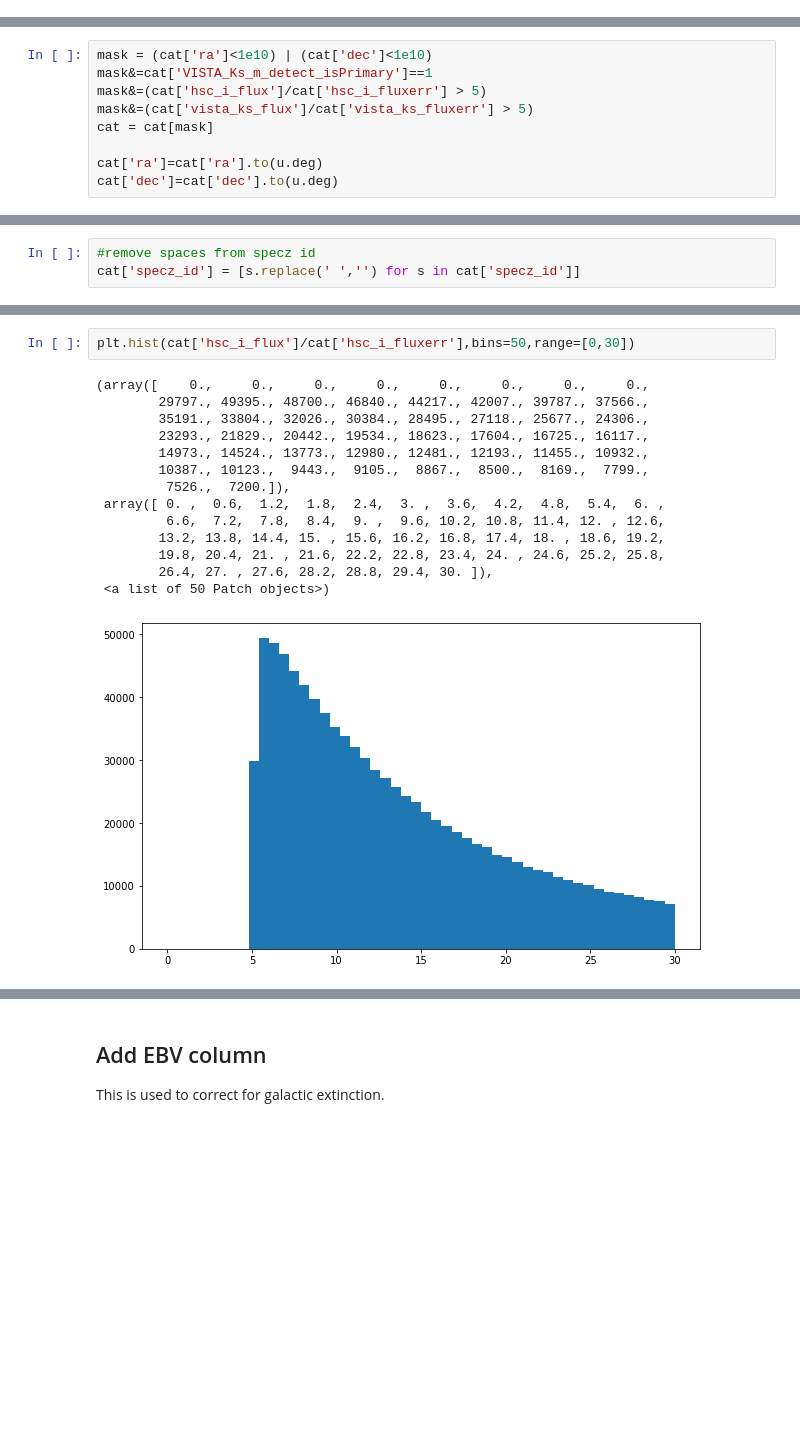
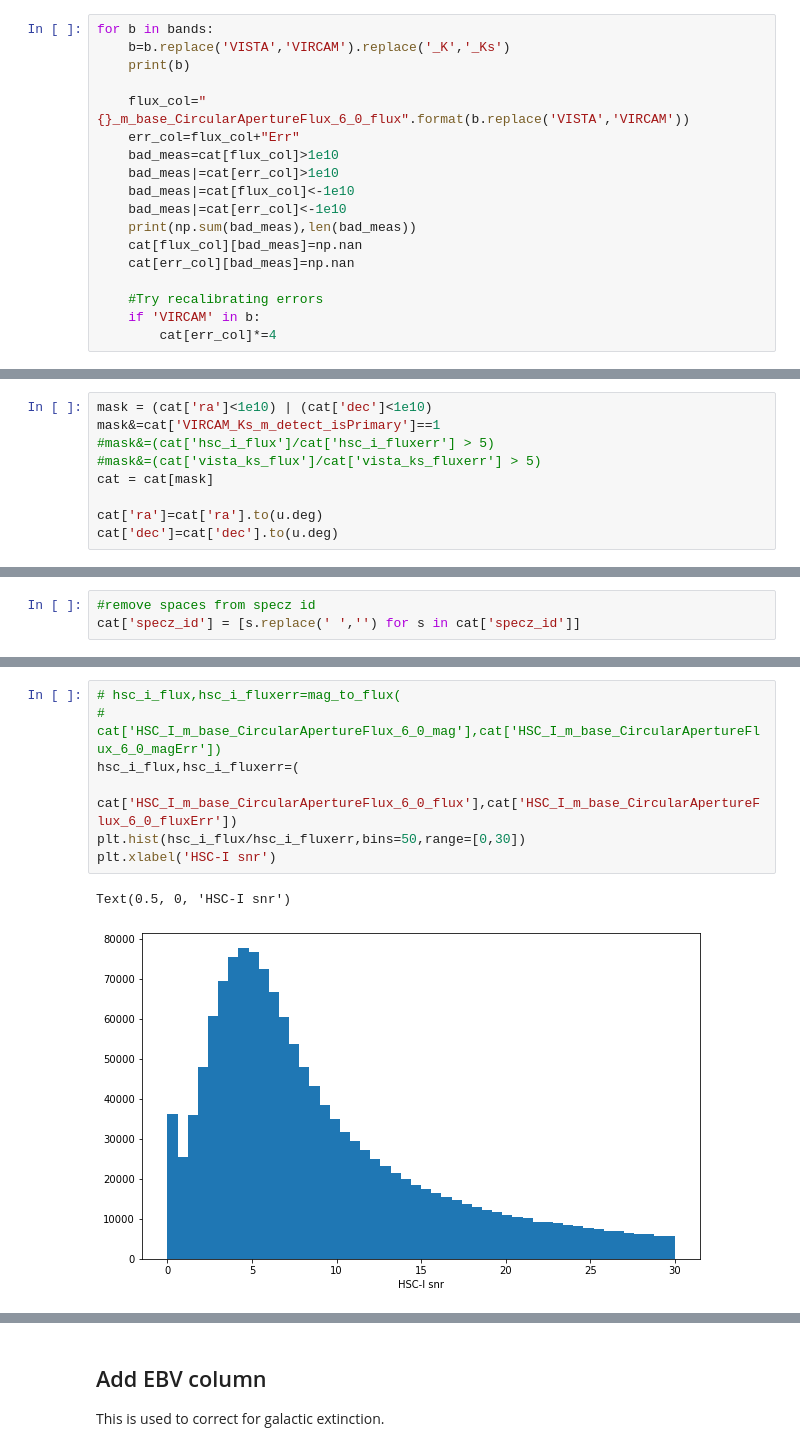
Before and after one commit to lsst-uk/lsst-ir-fusion, a Jupyter notebook: dmu6/dmu6_VIDEO/1_Make_sxds_photoz_input.ipynb, the cells around one changed output, grey strips where cells are left out. Cells and saved outputs as stored; diff of their text form; blank space fills up the shorter version.

```diff
--- a/dmu6/dmu6_VIDEO/1_Make_sxds_photoz_input.ipynb
+++ b/dmu6/dmu6_VIDEO/1_Make_sxds_photoz_input.ipynb
@@ -67,0 +190,18 @@ cat['id'].name='help_id'
+# %%
+for b in bands:
+    b=b.replace('VISTA','VIRCAM').replace('_K','_Ks')
+    print(b)
+
+    flux_col="{}_m_base_CircularApertureFlux_6_0_flux".format(b.replace('VISTA','VIRCAM'))
+    err_col=flux_col+"Err"
+    bad_meas=cat[flux_col]>1e10
+    bad_meas|=cat[err_col]>1e10
+    bad_meas|=cat[flux_col]<-1e10
+    bad_meas|=cat[err_col]<-1e10
+    print(np.sum(bad_meas),len(bad_meas))
+    cat[flux_col][bad_meas]=np.nan
+    cat[err_col][bad_meas]=np.nan
+
+    #Try recalibrating errors
+    if 'VIRCAM' in b:
+        cat[err_col]*=4
@@ -89,8 +250,8 @@ for c in cat.colnames:
 # %%
 mask = (cat['ra']<1e10) | (cat['dec']<1e10)
-mask&=cat['VISTA_Ks_m_detect_isPrimary']==1
-mask&=(cat['hsc_i_flux']/cat['hsc_i_fluxerr'] > 5)
-mask&=(cat['vista_ks_flux']/cat['vista_ks_fluxerr'] > 5)
+mask&=cat['VIRCAM_Ks_m_detect_isPrimary']==1
+#mask&=(cat['hsc_i_flux']/cat['hsc_i_fluxerr'] > 5)
+#mask&=(cat['vista_ks_flux']/cat['vista_ks_fluxerr'] > 5)
 cat = cat[mask]
 
 cat['ra']=cat['ra'].to(u.deg)
@@ -152,17 +302,10 @@ len(cat)
 # %%
-plt.hist(cat['hsc_i_flux']/cat['hsc_i_fluxerr'],bins=50,range=[0,30])
+# hsc_i_flux,hsc_i_fluxerr=mag_to_flux(
+#     cat['HSC_I_m_base_CircularApertureFlux_6_0_mag'],cat['HSC_I_m_base_CircularApertureFlux_6_0_magErr'])
+hsc_i_flux,hsc_i_fluxerr=(
+    cat['HSC_I_m_base_CircularApertureFlux_6_0_flux'],cat['HSC_I_m_base_CircularApertureFlux_6_0_fluxErr'])
+plt.hist(hsc_i_flux/hsc_i_fluxerr,bins=50,range=[0,30])
+plt.xlabel('HSC-I snr')
 # %% [output]
-(array([    0.,     0.,     0.,     0.,     0.,     0.,     0.,     0.,
-        29797., 49395., 48700., 46840., 44217., 42007., 39787., 37566.,
-        35191., 33804., 32026., 30384., 28495., 27118., 25677., 24306.,
-        23293., 21829., 20442., 19534., 18623., 17604., 16725., 16117.,
-        14973., 14524., 13773., 12980., 12481., 12193., 11455., 10932.,
-        10387., 10123.,  9443.,  9105.,  8867.,  8500.,  8169.,  7799.,
-         7526.,  7200.]),
- array([ 0. ,  0.6,  1.2,  1.8,  2.4,  3. ,  3.6,  4.2,  4.8,  5.4,  6. ,
-         6.6,  7.2,  7.8,  8.4,  9. ,  9.6, 10.2, 10.8, 11.4, 12. , 12.6,
-        13.2, 13.8, 14.4, 15. , 15.6, 16.2, 16.8, 17.4, 18. , 18.6, 19.2,
-        19.8, 20.4, 21. , 21.6, 22.2, 22.8, 23.4, 24. , 24.6, 25.2, 25.8,
-        26.4, 27. , 27.6, 28.2, 28.8, 29.4, 30. ]),
- <a list of 50 Patch objects>)
+Text(0.5, 0, 'HSC-I snr')
-[figure, old version]
+[figure, new version]
```
Also changed, not shown: parts of 44 cells of this notebook, 7 other files.
